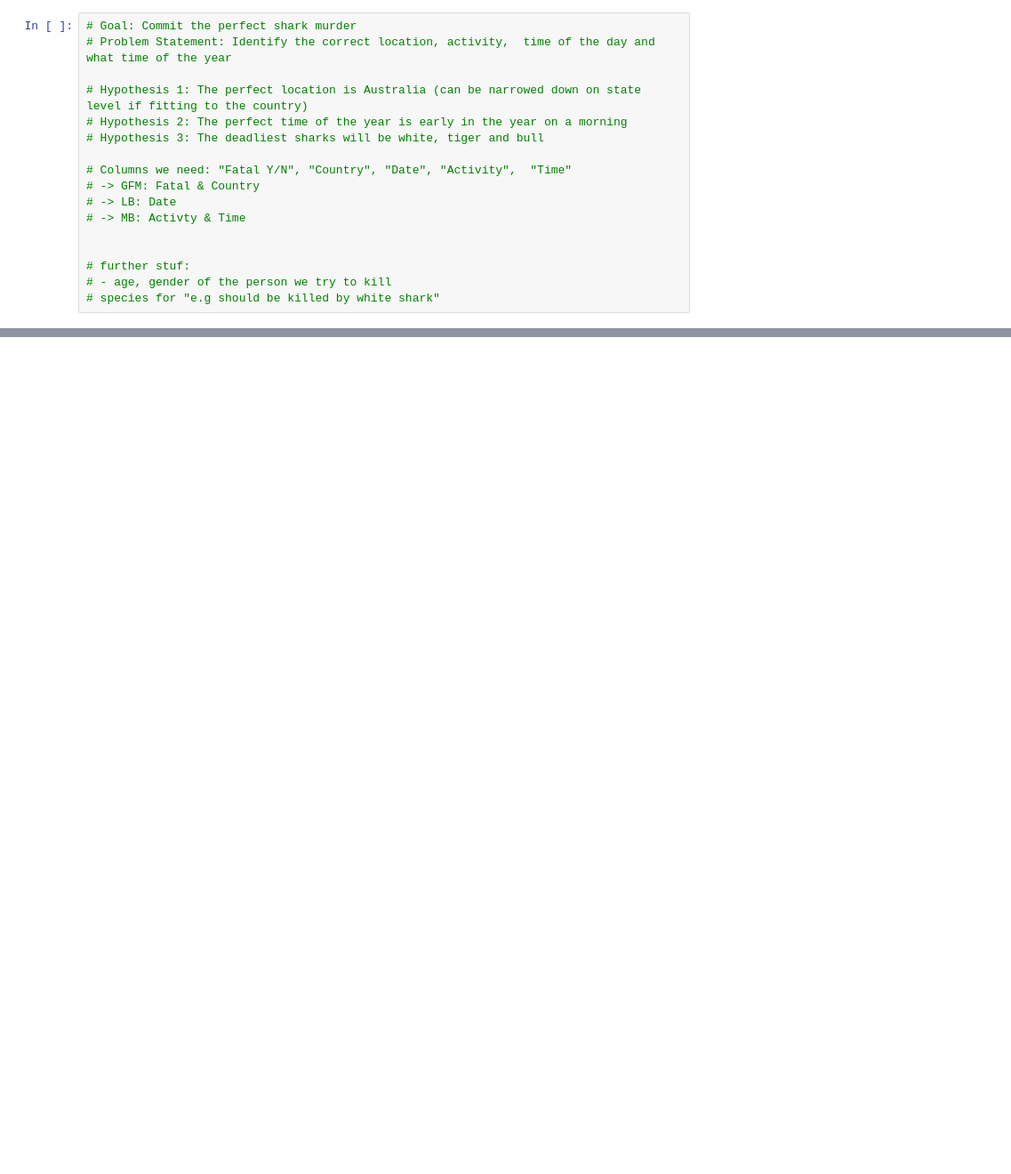
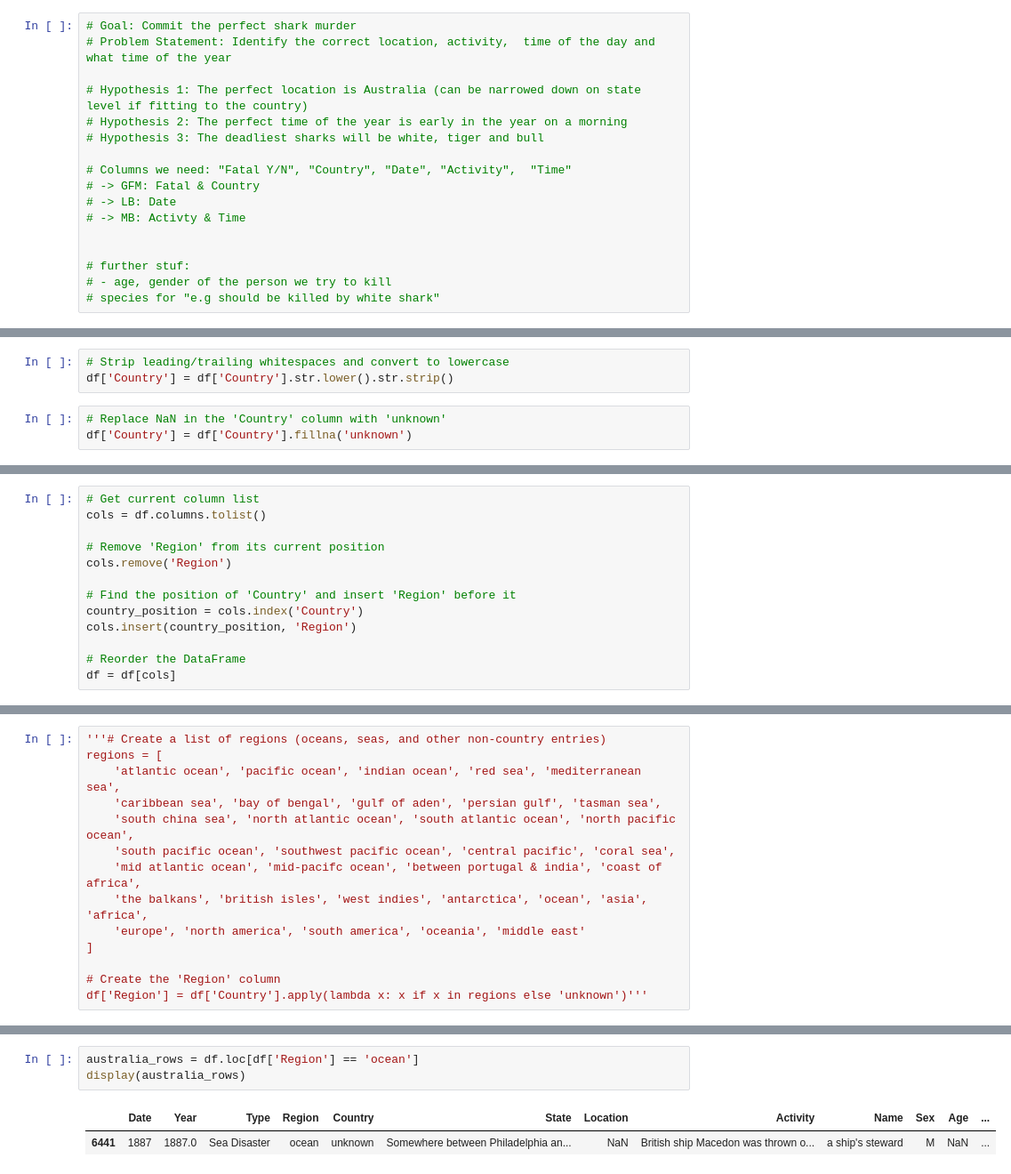
Before and after one commit to martijnooo/shark_attack, a Jupyter notebook: shark_attack.ipynb, the cells around one changed output, grey strips where cells are left out. Shown at 89% size. Cells and saved outputs as stored; diff of their text form; blank space fills up the shorter version.

Commit message:
GFM Country and region with gfm working code

```diff
--- a/shark_attack.ipynb
+++ b/shark_attack.ipynb
@@ -113,0 +210,6 @@ Number of NaN values in 'Fatal Y/N' column: 0
+# %%
+# Strip leading/trailing whitespaces and convert to lowercase
+df['Country'] = df['Country'].str.lower().str.strip()
+# %%
+# Replace NaN in the 'Country' column with 'unknown'
+df['Country'] = df['Country'].fillna('unknown')
@@ -113,0 +284,13 @@ Number of NaN values in 'Fatal Y/N' column: 0
+# %%
+# Get current column list
+cols = df.columns.tolist()
+
+# Remove 'Region' from its current position
+cols.remove('Region')
+
+# Find the position of 'Country' and insert 'Region' before it
+country_position = cols.index('Country')
+cols.insert(country_position, 'Region')
+
+# Reorder the DataFrame
+df = df[cols]
@@ -190,0 +566,14 @@ Number of NaN values in 'Fatal Y/N' column: 0'''
+# %%
+'''# Create a list of regions (oceans, seas, and other non-country entries)
+regions = [
+    'atlantic ocean', 'pacific ocean', 'indian ocean', 'red sea', 'mediterranean sea',
+    'caribbean sea', 'bay of bengal', 'gulf of aden', 'persian gulf', 'tasman sea',
+    'south china sea', 'north atlantic ocean', 'south atlantic ocean', 'north pacific ocean',
+    'south pacific ocean', 'southwest pacific ocean', 'central pacific', 'coral sea',
+    'mid atlantic ocean', 'mid-pacifc ocean', 'between portugal & india', 'coast of africa',
+    'the balkans', 'british isles', 'west indies', 'antarctica', 'ocean', 'asia', 'africa',
+    'europe', 'north america', 'south america', 'oceania', 'middle east'
+]
+
+# Create the 'Region' column
+df['Region'] = df['Country'].apply(lambda x: x if x in regions else 'unknown')'''
@@ -190,0 +913,6 @@ Number of NaN values in 'Fatal Y/N' column: 0'''
+# %%
+australia_rows = df.loc[df['Region'] == 'ocean']
+display(australia_rows)
+# %% [output]
+|  | Date | Year | Type | Region | Country | State | Location | Activity | Name | Sex | Age | ... |
+| 6441 | 1887 | 1887.0 | Sea Disaster | ocean | unknown | Somewhere between Philadelphia an... | NaN | British ship Macedon was thrown o... | a ship's steward | M | NaN | ... |
```
Also changed, not shown: parts of 22 cells of this notebook.
